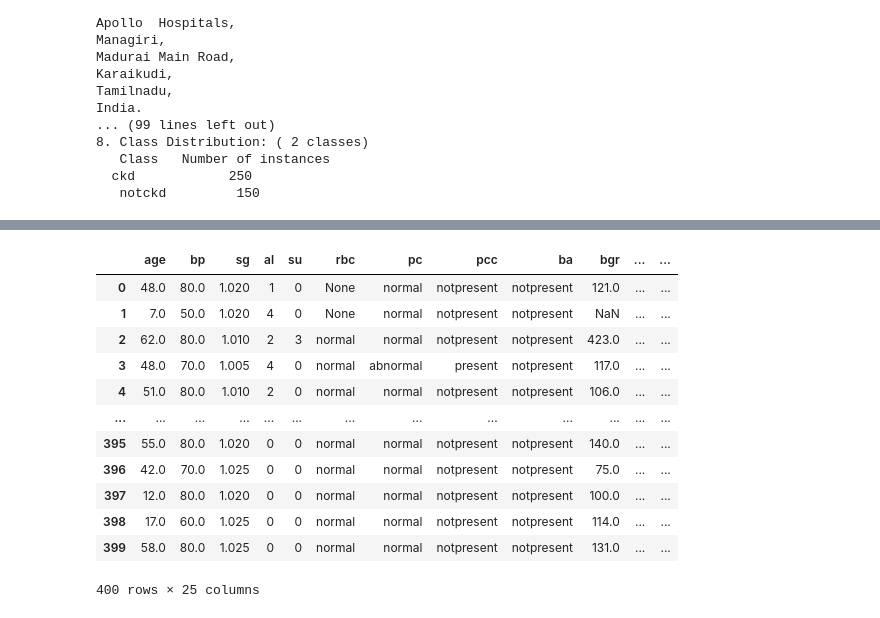
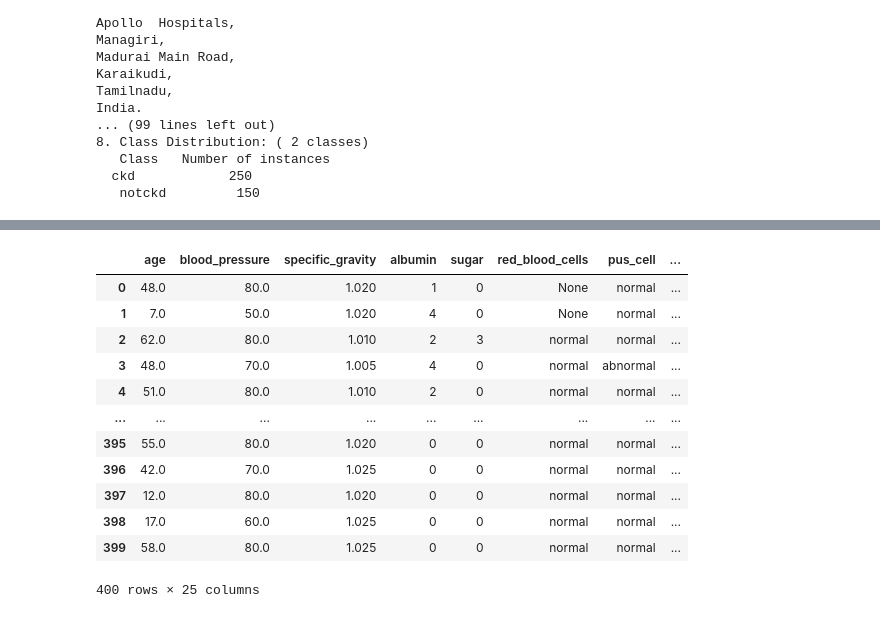
Before and after one commit to luisastue/datascience-ckd, a Jupyter notebook: 1_preprocessing.ipynb, the cells around one changed output, grey strips where cells are left out. Drawn from its saved outputs; the diff is of its cells as text; code cells hidden in the pictures.

```diff
--- a/1_preprocessing.ipynb
+++ b/1_preprocessing.ipynb
@@ -24,8 +24,9 @@ Especially this line is important:
 otherwise, the file could not be opened
 # %%
 fin = open("data/chronic_kidney_disease_full.arff", "rt")
+
 #output file to write the result to
-fout = open("preprocessed/chronic_kidney_disease_full.arff", "wt")
+fout = open("processed/chronic_kidney_disease_full.arff", "wt")
 #for each line in the input file
 for line in fin:
 	#read replace the string and write to output file
@@ -33,7 +34,7 @@ for line in fin:
 #close input and output files
 fin.close()
 
-dataset = arff.load(open("preprocessed/chronic_kidney_disease_full.arff", "r"))
+dataset = arff.load(open("processed/chronic_kidney_disease_full.arff", "r"))
 print(dataset['description'])
 # %% [output]
 1. Title: Early stage of Indians Chronic Kidney Disease(CKD)
@@ -54,9 +55,42 @@ India.
   ckd            250
    notckd         150
 # %%
+
+name_map = {
+    'age':      'age',
+    'bp':       'blood_pressure',
+    'sg':       'specific_gravity',
+    'al':       'albumin',
+    'su':       'sugar',
+    'rbc':      'red_blood_cells',
+    'pc':       'pus_cell',
+    'pcc':      'pus_cell_clumps',
+    'ba':       'bacteria',
+    'bgr':      'blood_glucose_random',
+    'bu':       'blood_urea',
+    'sc':       'serum_creatinine',
+    'sod':      'sodium',
+    'pot':      'potassium',
+    'hemo':     'hemoglobin',
+    'pcv':      'packed_cell_volume',
+    'wbcc':     'white_blood_cell_count',
+    'rbcc':     'red_blood_cell_count',
+    'htn':      'hypertension',
+    'dm':       'diabetes_mellitus',
+    'cad':      'coronary_artery_disease',
+    'appet':    'appetite',
+    'pe':       'pedal_edema',
+    'ane':      'anemia',
+    'class':    'class',
+}
+
+# rename columns
+dataset['attributes'] = [(name_map[attr[0]], attr[1]) for attr in dataset['attributes']]
+
 numeric_columns = []
 categorical_columns = []
 column_names = []
+
 
 for idx, attr in enumerate(dataset['attributes']):
     column_names.append(attr[0])
@@ -64,7 +98,7 @@ for idx, attr in enumerate(dataset['attributes']):
         numeric_columns.append(attr[0])
     else:
         categorical_columns.append(attr[0])
-    print(attr[0], attr[1])
+    print(attr[0], '\n', attr[1])
 
 
 print('\nnumeric:',numeric_columns)
@@ -90,19 +128,19 @@ categorical: ['sg', 'al', 'su', 'rbc', 'pc', 'pcc', 'ba', 'htn', 'dm', 'cad', 'a
 # %%
 df = pd.DataFrame(dataset['data'], columns=column_names)
-df.to_csv('preprocessed/df_raw.csv', index=False)
+df.to_csv('processed/df_raw.csv', index=False)
 df
 # %% [output]
-|  | age | bp | sg | al | su | rbc | pc | pcc | ba | bgr | ... | ... |
-| 0 | 48.0 | 80.0 | 1.020 | 1 | 0 | None | normal | notpresent | notpresent | 121.0 | ... | ... |
-| 1 | 7.0 | 50.0 | 1.020 | 4 | 0 | None | normal | notpresent | notpresent | NaN | ... | ... |
-| 2 | 62.0 | 80.0 | 1.010 | 2 | 3 | normal | normal | notpresent | notpresent | 423.0 | ... | ... |
-| 3 | 48.0 | 70.0 | 1.005 | 4 | 0 | normal | abnormal | present | notpresent | 117.0 | ... | ... |
-| 4 | 51.0 | 80.0 | 1.010 | 2 | 0 | normal | normal | notpresent | notpresent | 106.0 | ... | ... |
-| ... | ... | ... | ... | ... | ... | ... | ... | ... | ... | ... | ... | ... |
-| 395 | 55.0 | 80.0 | 1.020 | 0 | 0 | normal | normal | notpresent | notpresent | 140.0 | ... | ... |
-| 396 | 42.0 | 70.0 | 1.025 | 0 | 0 | normal | normal | notpresent | notpresent | 75.0 | ... | ... |
-| 397 | 12.0 | 80.0 | 1.020 | 0 | 0 | normal | normal | notpresent | notpresent | 100.0 | ... | ... |
-| 398 | 17.0 | 60.0 | 1.025 | 0 | 0 | normal | normal | notpresent | notpresent | 114.0 | ... | ... |
-| 399 | 58.0 | 80.0 | 1.025 | 0 | 0 | normal | normal | notpresent | notpresent | 131.0 | ... | ... |
+|  | age | blood_pressure | specific_gravity | albumin | sugar | red_blood_cells | pus_cell | ... |
+| 0 | 48.0 | 80.0 | 1.020 | 1 | 0 | None | normal | ... |
+| 1 | 7.0 | 50.0 | 1.020 | 4 | 0 | None | normal | ... |
+| 2 | 62.0 | 80.0 | 1.010 | 2 | 3 | normal | normal | ... |
+| 3 | 48.0 | 70.0 | 1.005 | 4 | 0 | normal | abnormal | ... |
+| 4 | 51.0 | 80.0 | 1.010 | 2 | 0 | normal | normal | ... |
+| ... | ... | ... | ... | ... | ... | ... | ... | ... |
+| 395 | 55.0 | 80.0 | 1.020 | 0 | 0 | normal | normal | ... |
+| 396 | 42.0 | 70.0 | 1.025 | 0 | 0 | normal | normal | ... |
+| 397 | 12.0 | 80.0 | 1.020 | 0 | 0 | normal | normal | ... |
+| 398 | 17.0 | 60.0 | 1.025 | 0 | 0 | normal | normal | ... |
+| 399 | 58.0 | 80.0 | 1.025 | 0 | 0 | normal | normal | ... |
 400 rows × 25 columns
 # %%
```
Also changed, not shown: parts of 12 cells of this notebook, 11 other files.
